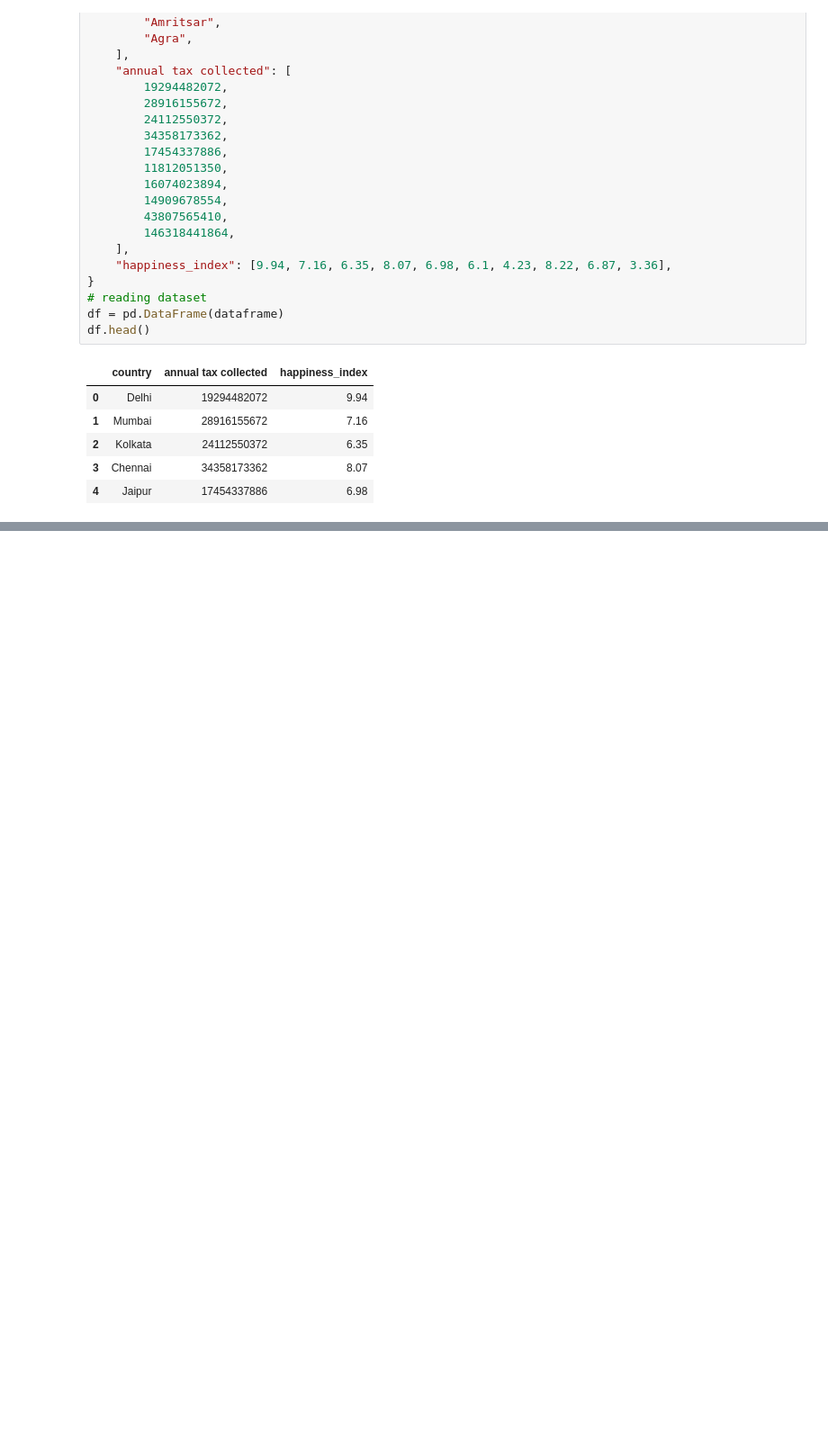
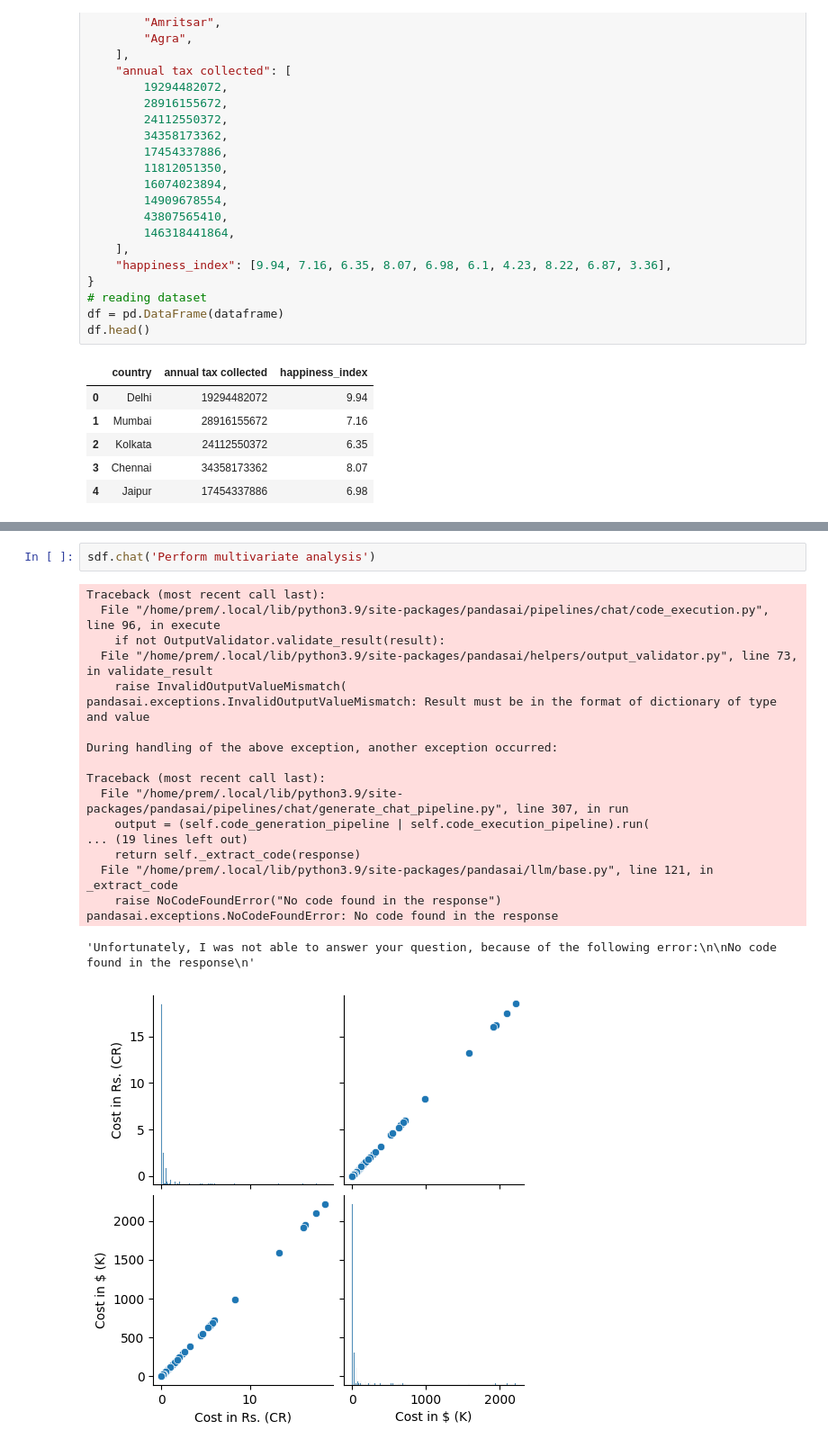
Before and after one commit to premjha9625/DataScience, a Jupyter notebook: IPLDA/iplda.ipynb, the cells around one changed output, grey strips where cells are left out. Shown: that part at 90% size. Saved outputs shown, nothing was run; the diff lists cells and outputs as text; blank space fills up the shorter version.

```diff
--- a/IPLDA/iplda.ipynb
+++ b/IPLDA/iplda.ipynb
@@ -80,0 +130,22 @@ pandasai.exceptions.PandasAIApiCallError: Unable to generate LLM response.
+# %%
+sdf.chat('Perform multivariate analysis')
+# %% [output]
+Traceback (most recent call last):
+  File "/home/prem/.local/lib/python3.9/site-packages/pandasai/pipelines/chat/code_execution.py", line 96, in execute
+    if not OutputValidator.validate_result(result):
+  File "/home/prem/.local/lib/python3.9/site-packages/pandasai/helpers/output_validator.py", line 73, in validate_result
+    raise InvalidOutputValueMismatch(
+pandasai.exceptions.InvalidOutputValueMismatch: Result must be in the format of dictionary of type and value
+
+During handling of the above exception, another exception occurred:
+
+Traceback (most recent call last):
+  File "/home/prem/.local/lib/python3.9/site-packages/pandasai/pipelines/chat/generate_chat_pipeline.py", line 307, in run
+    output = (self.code_generation_pipeline | self.code_execution_pipeline).run(
+... (19 lines left out)
+    return self._extract_code(response)
+  File "/home/prem/.local/lib/python3.9/site-packages/pandasai/llm/base.py", line 121, in _extract_code
+    raise NoCodeFoundError("No code found in the response")
+pandasai.exceptions.NoCodeFoundError: No code found in the response
+'Unfortunately, I was not able to answer your question, because of the following error:\n\nNo code found in the response\n'
+[figure, added]
```
Also changed, not shown: parts of 7 cells of this notebook, 3 other files.
